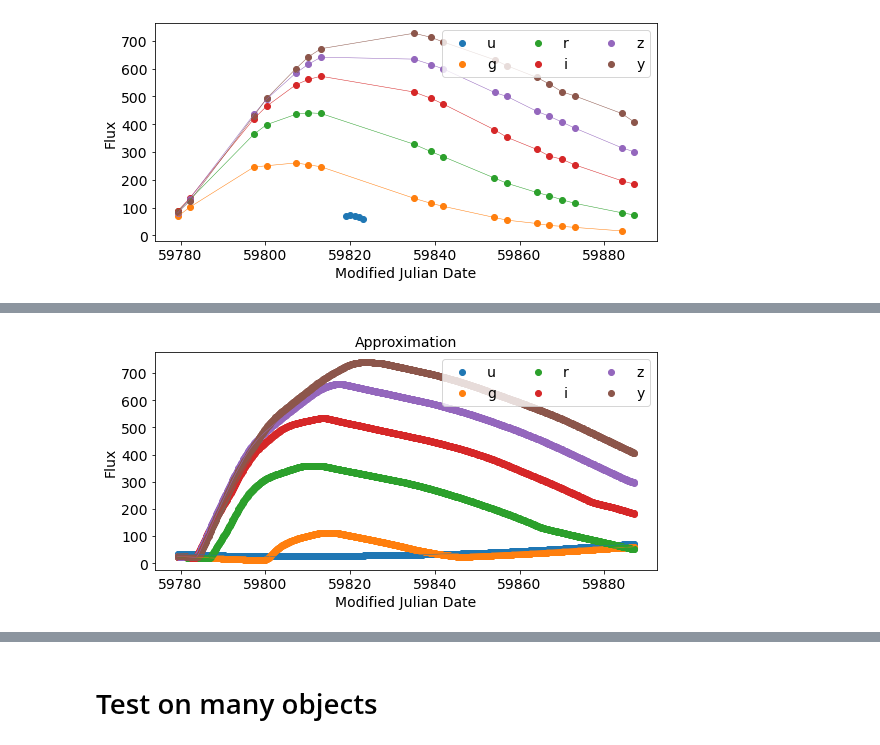
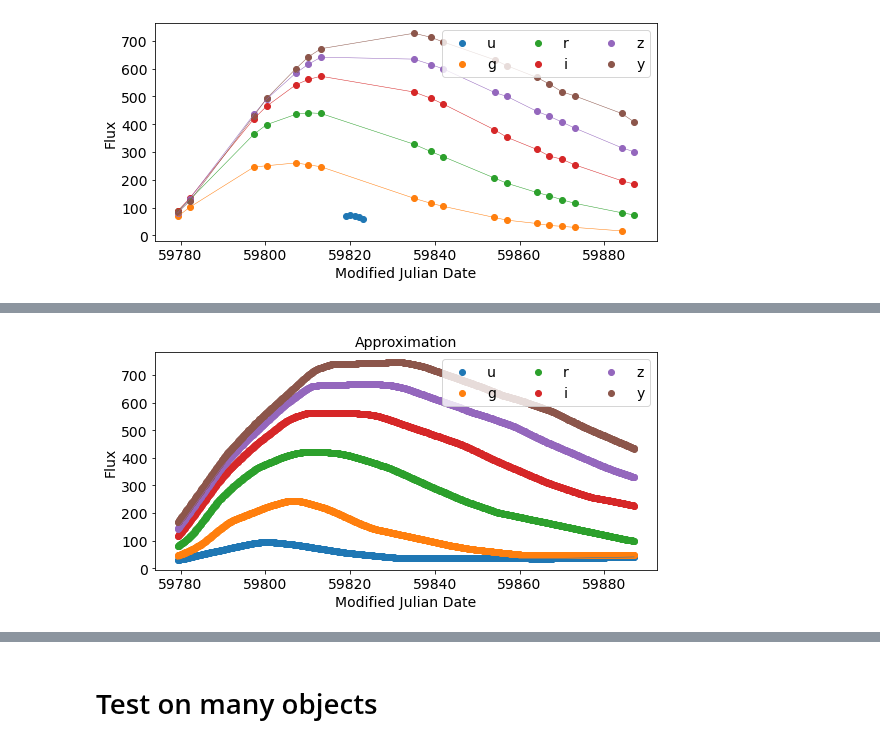
Before and after one commit to HSE-LAMBDA/light_curve_approx, a Jupyter notebook: notebooks/NNNotebook.ipynb, the cells around one changed output, grey strips where cells are left out. Drawn from its saved outputs; the diff is of its cells as text; code cells hidden in the pictures.

```diff
--- a/notebooks/NNNotebook.ipynb
+++ b/notebooks/NNNotebook.ipynb
@@ -187,12 +189,8 @@ plot_light_curves(anobject_test_pred, "Predictions on test")
-# %%
-approx_object = create_approx_object(anobject)
-X = approx_object[['mjd', 'log_lam']].values
-X_ss = ss.transform(X)
-approx_object['flux'] = reg.predict(X_ss)
-plot_light_curves(approx_object, "Approximation")
-plt.savefig('approx_light_curve_34299.pdf', format='pdf')
-# %% [output]
-[figure, removed]
+# %%
+plot_light_curves(anobject_aug, "Approximation")
+plt.savefig('approx_light_curve_34299.pdf', format='pdf')
+# %% [output]
+[figure, added]
 # %%
 # calculate quality metrics
 [rmse, mae, rse, rae, mape] = utils.regression_quality_metrics_report(anobject_test['flux'].values,
```
Also changed, not shown: parts of 15 cells of this notebook, 4 other files.
